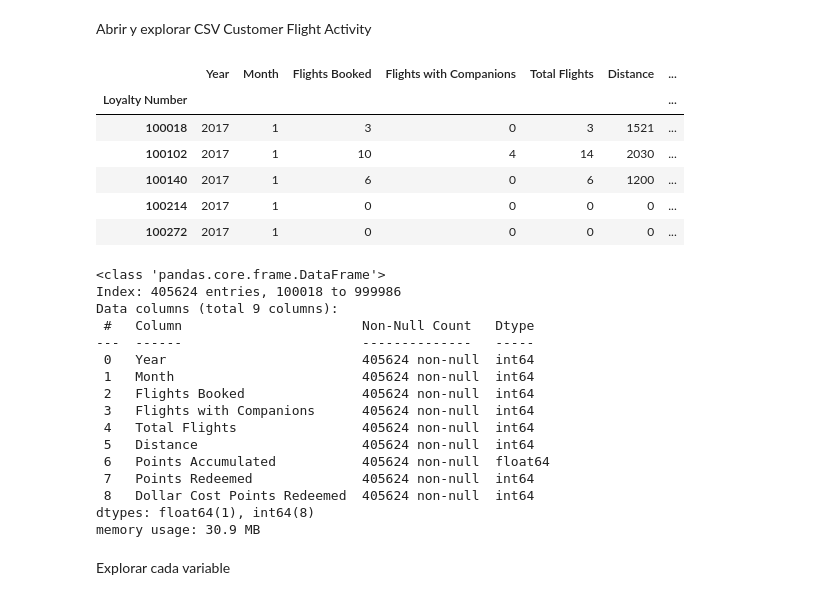
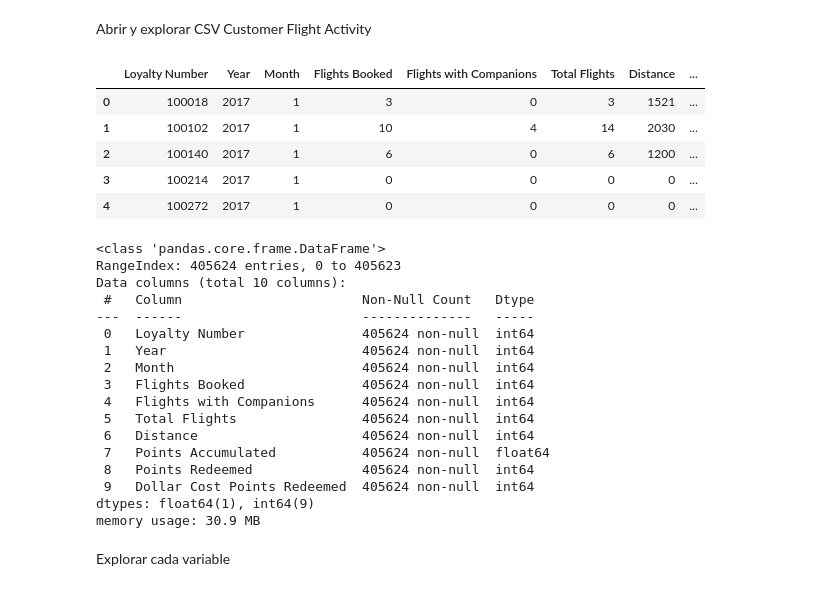
Before and after one commit to Adalab/bda-modulo-3-evaluacion-final-AndreinaTeixeira, a Jupyter notebook: evaluacion 3.ipynb, the cells around one changed output. Saved outputs shown, nothing was run; the diff lists cells and outputs as text; code cells hidden in the pictures.

```diff
--- a/evaluacion 3.ipynb
+++ b/evaluacion 3.ipynb
@@ -23,35 +33,35 @@ pd.set_option('display.max_columns', None)
 # %% [markdown]
 Abrir y explorar CSV Customer Flight Activity
 # %%
-df_flight = pd.read_csv("Customer Flight Activity.csv", index_col=0)
+df_flight = pd.read_csv("Customer Flight Activity.csv")
 df_flight.head()
 # %% [output]
-|  | Year | Month | Flights Booked | Flights with Companions | Total Flights | Distance | ... |
-| Loyalty Number |  |  |  |  |  |  | ... |
-| 100018 | 2017 | 1 | 3 | 0 | 3 | 1521 | ... |
-| 100102 | 2017 | 1 | 10 | 4 | 14 | 2030 | ... |
-| 100140 | 2017 | 1 | 6 | 0 | 6 | 1200 | ... |
-| 100214 | 2017 | 1 | 0 | 0 | 0 | 0 | ... |
-| 100272 | 2017 | 1 | 0 | 0 | 0 | 0 | ... |
+|  | Loyalty Number | Year | Month | Flights Booked | Flights with Companions | Total Flights | Distance | ... |
+| 0 | 100018 | 2017 | 1 | 3 | 0 | 3 | 1521 | ... |
+| 1 | 100102 | 2017 | 1 | 10 | 4 | 14 | 2030 | ... |
+| 2 | 100140 | 2017 | 1 | 6 | 0 | 6 | 1200 | ... |
+| 3 | 100214 | 2017 | 1 | 0 | 0 | 0 | 0 | ... |
+| 4 | 100272 | 2017 | 1 | 0 | 0 | 0 | 0 | ... |
 # %%
 df_flight.info() # No hay valores nulos. Todas son variables numéricas, excepto las fechas (Year, Month).
 #Números enteros, excepto por Points accumulated, que incluye decimales.
 # %% [output]
 <class 'pandas.core.frame.DataFrame'>
-Index: 405624 entries, 100018 to 999986
-Data columns (total 9 columns):
+RangeIndex: 405624 entries, 0 to 405623
+Data columns (total 10 columns):
  #   Column                       Non-Null Count   Dtype
 ---  ------                       --------------   -----
- 0   Year                         405624 non-null  int64
- 1   Month                        405624 non-null  int64
- 2   Flights Booked               405624 non-null  int64
- 3   Flights with Companions      405624 non-null  int64
- 4   Total Flights                405624 non-null  int64
- 5   Distance                     405624 non-null  int64
- 6   Points Accumulated           405624 non-null  float64
- 7   Points Redeemed              405624 non-null  int64
- 8   Dollar Cost Points Redeemed  405624 non-null  int64
-dtypes: float64(1), int64(8)
+ 0   Loyalty Number               405624 non-null  int64
+ 1   Year                         405624 non-null  int64
+ 2   Month                        405624 non-null  int64
+ 3   Flights Booked               405624 non-null  int64
+ 4   Flights with Companions      405624 non-null  int64
+ 5   Total Flights                405624 non-null  int64
+ 6   Distance                     405624 non-null  int64
+ 7   Points Accumulated           405624 non-null  float64
+ 8   Points Redeemed              405624 non-null  int64
+ 9   Dollar Cost Points Redeemed  405624 non-null  int64
+dtypes: float64(1), int64(9)
 memory usage: 30.9 MB
 # %% [markdown]
 Explorar cada variable
```
Also changed, not shown: parts of 29 cells of this notebook.
